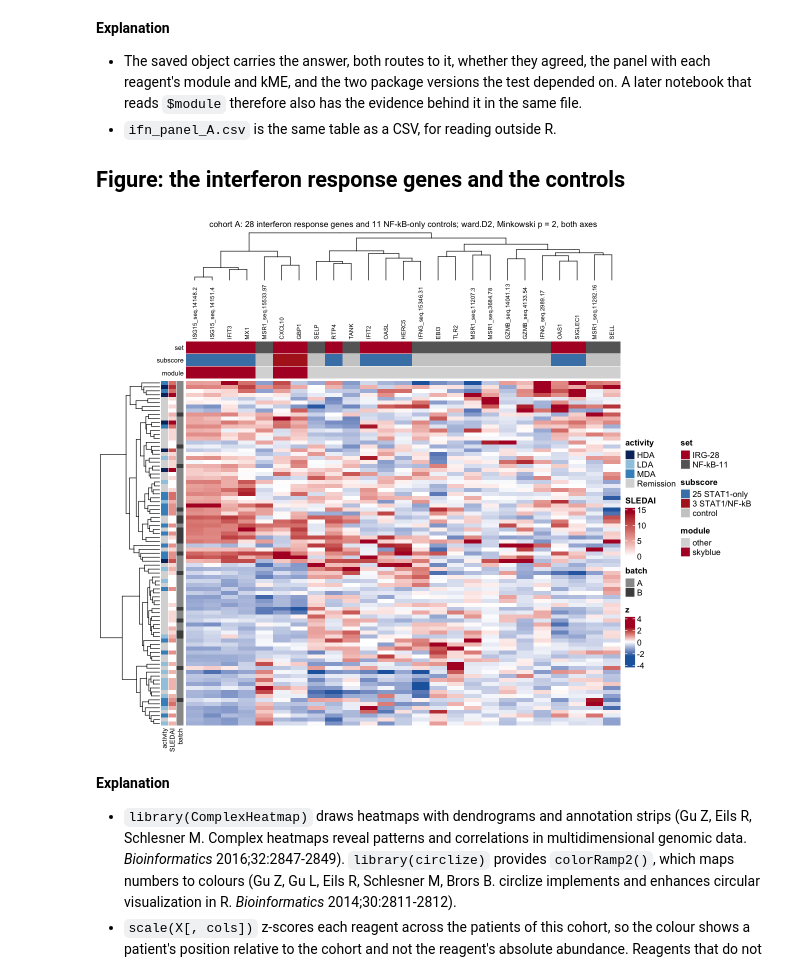
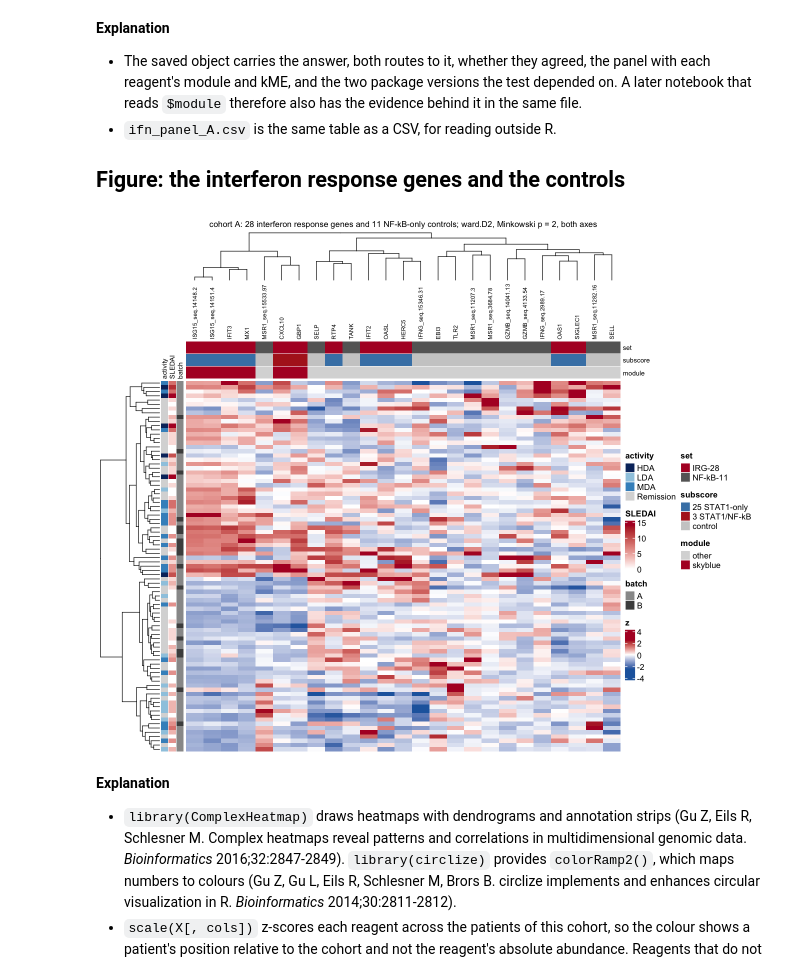
Before and after one commit to NIH-NLM/endotypes-proteomics, a Jupyter notebook: ipynb/02b_interferon.ipynb, the cells around one changed output. Drawn from its saved outputs; the diff is of its cells as text; code cells hidden in the pictures.

```diff
--- a/ipynb/02b_interferon.ipynb
+++ b/ipynb/02b_interferon.ipynb
@@ -414,35 +414,38 @@ top <- HeatmapAnnotation(
   module = ifelse(gs$module == ifn_module, ifn_module, "other"),
   col = list(set = c("IRG-28" = "#B2182B", "NF-kB-11" = "grey40"),
              subscore = c("25 STAT1-only" = "steelblue", "3 STAT1/NF-kB" = "firebrick",
                           "control" = "grey80"),
              module = setNames(c("#B2182B", "grey85"), c(ifn_module, "other"))),
-  annotation_name_side = "left", annotation_name_gp = gpar(fontsize = 8))
+  # names on the RIGHT: the row annotation is now named at the top, and both sets
+  # of labels would otherwise land in the same top-left corner and overlap.
+  annotation_name_side = "right", annotation_name_gp = gpar(fontsize = 8))
 m    <- w$meta[rownames(H), ]
 left <- rowAnnotation(
   activity = m$Disease_activity, SLEDAI = m$SLEDAI_2K, batch = m$Batch, na_col = "grey92",
+  annotation_name_side = "top",
   col = list(activity = c(Remission = "grey85", LDA = "#9ecae1", MDA = "#4292c6", HDA = "#08306b"),
              SLEDAI = colorRamp2(c(0, 14), c("white", "#B2182B")),
              batch = c(A = "grey60", B = "grey30")),
   annotation_name_gp = gpar(fontsize = 8), simple_anno_size = unit(3, "mm"))
 figure <- function() {
   Heatmap(Hc, name = "z", col = colorRamp2(c(-2.5, 0, 2.5), c("#2166AC", "white", "#B2182B")),
           cluster_rows = hc_rows, cluster_columns = hc_cols,
           row_dend_side = "left", column_dend_side = "top",
           row_dend_width = unit(25, "mm"), column_dend_height = unit(20, "mm"),
           show_row_names = FALSE, column_names_side = "top", column_names_gp = gpar(fontsize = 7),
           top_annotation = top, left_annotation = left,
           column_title = sprintf("cohort %s: 28 interferon response genes and 11 NF-kB-only controls; ward.D2, Minkowski p = 2, both axes", COHORT),
           column_title_gp = gpar(fontsize = 10))
 }
 options(repr.plot.width = 11, repr.plot.height = 9)
 for (device in c("inline", "png")) {               # shown here, and saved as a 300 dpi PNG
   if (device == "png") png(fig("02b_interferon_heatmap_%s.png", COHORT),
                            width = 11, height = 9, units = "in", res = 300)
   out <- figure(); if (inherits(out, c("Heatmap", "HeatmapList"))) draw(out)
   if (device == "png") invisible(dev.off())
 }
 # %% [output]
-[figure, old version]
+[figure, new version]
 # %% [markdown]
 **Explanation**
 - `library(ComplexHeatmap)` draws heatmaps with dendrograms and annotation strips (Gu Z, Eils R,
```
Also changed, not shown: parts of 4 cells of this notebook, 26 other files.
